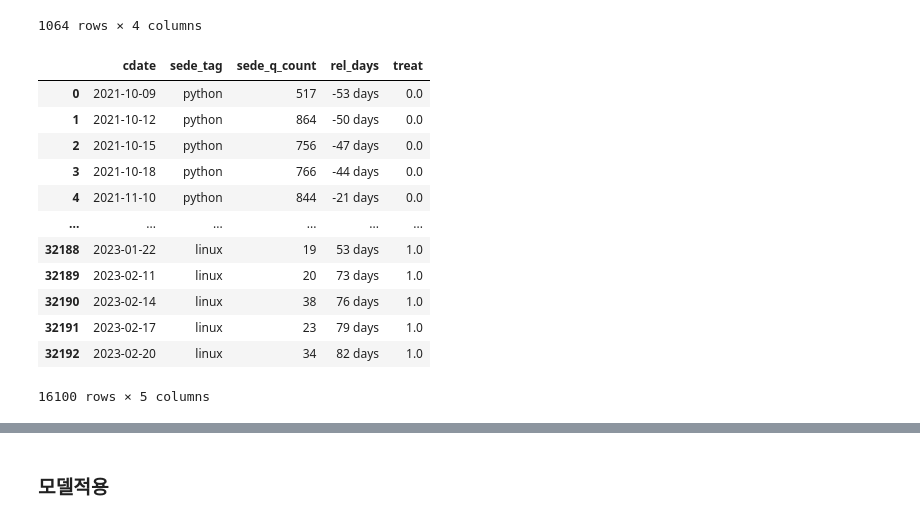
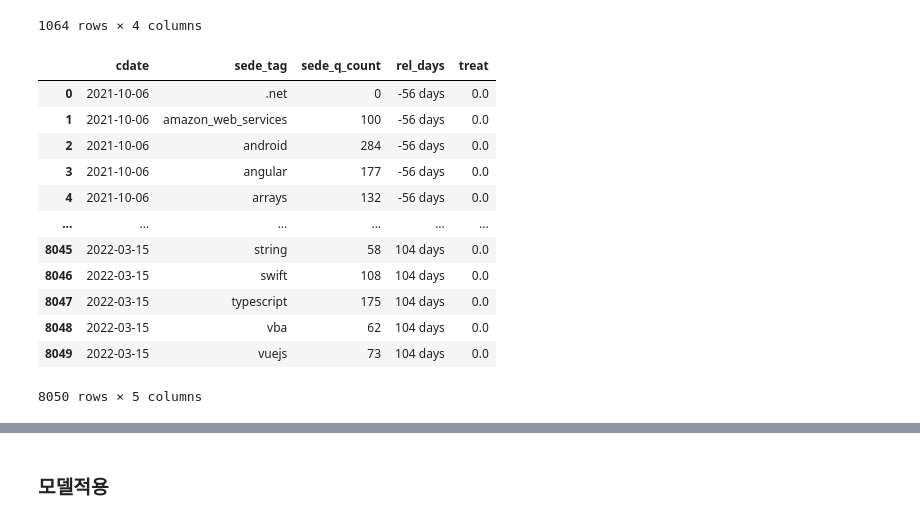
Before and after one commit to boysbeanxious/stackoverflow_src, a Jupyter notebook: matters_arising/Fig1.ipynb, the cells around one changed output, grey strips where cells are left out. Saved outputs shown, nothing was run; the diff lists cells and outputs as text; code cells hidden in the pictures.

```diff
--- a/matters_arising/Fig1.ipynb
+++ b/matters_arising/Fig1.ipynb
@@ -178,22 +176,22 @@ cond3_long_sede_y.loc[(cond51&cond52), 'treat'] = 1
 
 cond3_long_sede_n.loc[(cond53&cond54), 'treat'] = 0
 cond3_long_sede_n.loc[(cond55&cond56), 'treat'] = 1
-# %%
-cond3_sede_n
-# %% [output]
-|  | cdate | sede_tag | sede_q_count | rel_days | treat |
-| 0 | 2021-10-09 | python | 517 | -53 days | 0.0 |
-| 1 | 2021-10-12 | python | 864 | -50 days | 0.0 |
-| 2 | 2021-10-15 | python | 756 | -47 days | 0.0 |
-| 3 | 2021-10-18 | python | 766 | -44 days | 0.0 |
-| 4 | 2021-11-10 | python | 844 | -21 days | 0.0 |
-| ... | ... | ... | ... | ... | ... |
-| 32188 | 2023-01-22 | linux | 19 | 53 days | 1.0 |
-| 32189 | 2023-02-11 | linux | 20 | 73 days | 1.0 |
-| 32190 | 2023-02-14 | linux | 38 | 76 days | 1.0 |
-| 32191 | 2023-02-17 | linux | 23 | 79 days | 1.0 |
-| 32192 | 2023-02-20 | linux | 34 | 82 days | 1.0 |
-16100 rows × 5 columns
+# %%
+cond3_sede_yn[cond3_sede_yn['treat']==0]
+# %% [output]
+|  | cdate | sede_tag | sede_q_count | rel_days | treat |
+| 0 | 2021-10-06 | .net | 0 | -56 days | 0.0 |
+| 1 | 2021-10-06 | amazon_web_services | 100 | -56 days | 0.0 |
+| 2 | 2021-10-06 | android | 284 | -56 days | 0.0 |
+| 3 | 2021-10-06 | angular | 177 | -56 days | 0.0 |
+| 4 | 2021-10-06 | arrays | 132 | -56 days | 0.0 |
+| ... | ... | ... | ... | ... | ... |
+| 8045 | 2022-03-15 | string | 58 | 104 days | 0.0 |
+| 8046 | 2022-03-15 | swift | 108 | 104 days | 0.0 |
+| 8047 | 2022-03-15 | typescript | 175 | 104 days | 0.0 |
+| 8048 | 2022-03-15 | vba | 62 | 104 days | 0.0 |
+| 8049 | 2022-03-15 | vuejs | 73 | 104 days | 0.0 |
+8050 rows × 5 columns
 # %%
 ###################################################################################condition3
 cond3_sede_yn['rel_week'] = np.floor(cond3_sede_yn['rel_days'].dt.days/7)
```
Also changed, not shown: parts of 16 cells of this notebook, 1 other file.
